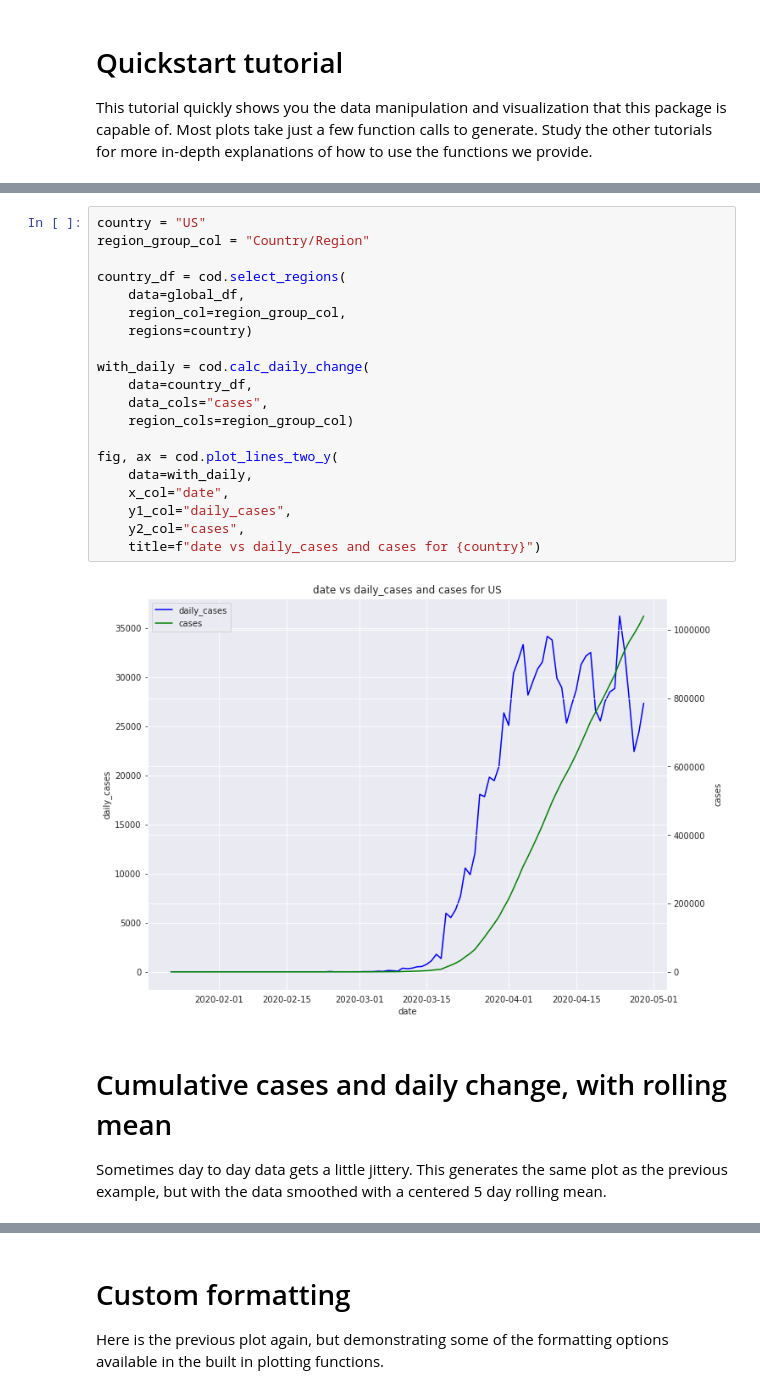
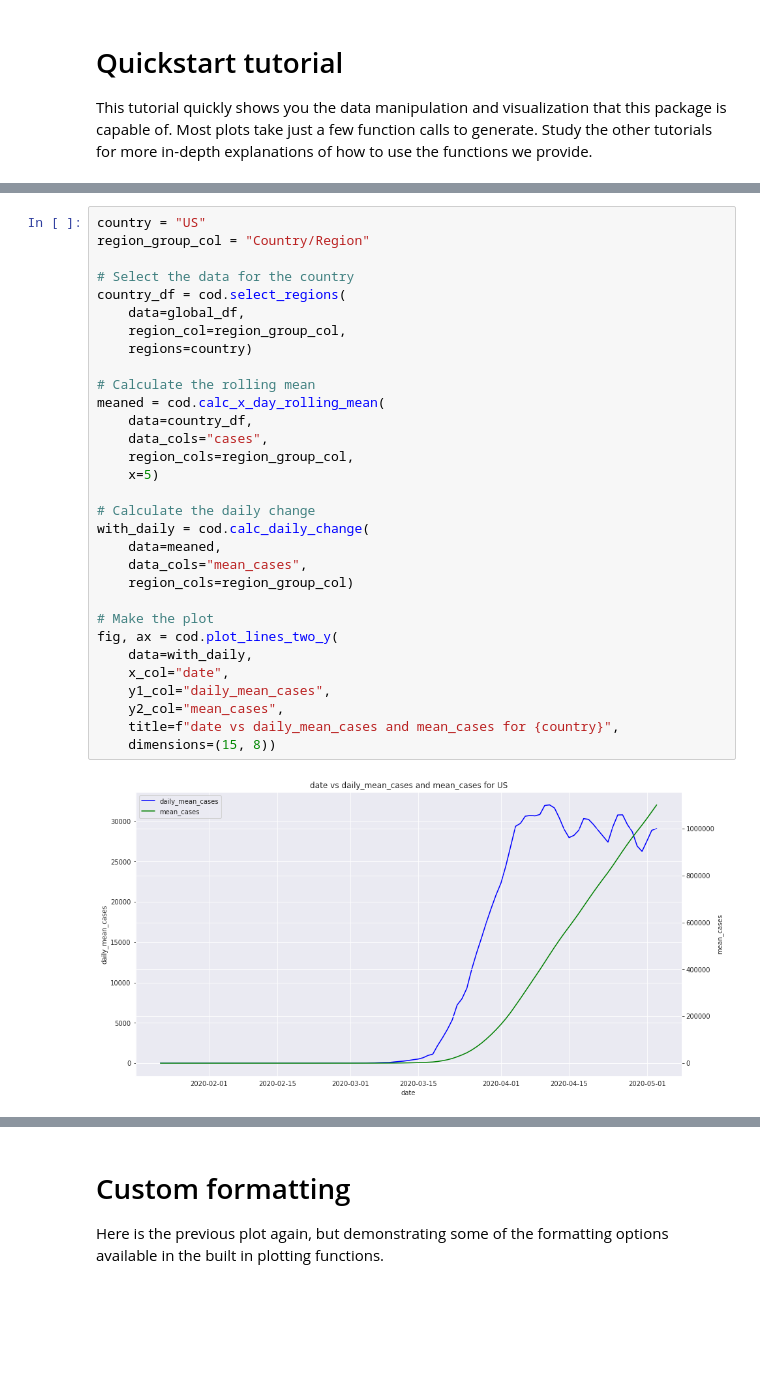
Before and after one commit to PayneLab/covid19pandas, a Jupyter notebook: docs/tutorial1_quickstart.ipynb, the cells around one changed output, grey strips where cells are left out. Saved outputs shown, nothing was run; the diff lists cells and outputs as text; blank space fills up the shorter version.

```diff
--- a/docs/tutorial1_quickstart.ipynb
+++ b/docs/tutorial1_quickstart.ipynb
@@ -60,25 +85,33 @@ It's informative to look at the cumulative counts and the daily change in the co
 # %%
 country = "US"
 region_group_col = "Country/Region"
 
+# Select the data for the country
 country_df = cod.select_regions(
     data=global_df,
     region_col=region_group_col,
     regions=country)
 
-with_daily = cod.calc_daily_change(
+# Calculate the rolling mean
+meaned = cod.calc_x_day_rolling_mean(
     data=country_df,
     data_cols="cases",
+    region_cols=region_group_col,
+    x=5)
+
+# Calculate the daily change
+with_daily = cod.calc_daily_change(
+    data=meaned,
+    data_cols="mean_cases",
     region_cols=region_group_col)
 
+# Make the plot
 fig, ax = cod.plot_lines_two_y(
     data=with_daily,
     x_col="date",
-    y1_col="daily_cases",
-    y2_col="cases",
-    title=f"date vs daily_cases and cases for {country}")
+    y1_col="daily_mean_cases",
+    y2_col="mean_cases",
+    title=f"date vs daily_mean_cases and mean_cases for {country}",
+    dimensions=(15, 8))
 # %% [output]
-[figure, old version]
+[figure, new version]
-# %% [markdown]
-# Cumulative cases and daily change, with rolling mean
-Sometimes day to day data gets a little jittery. This generates the same plot as the previous example, but with the data smoothed with a centered 5 day rolling mean.
```
Also changed, not shown: parts of 13 cells of this notebook.
